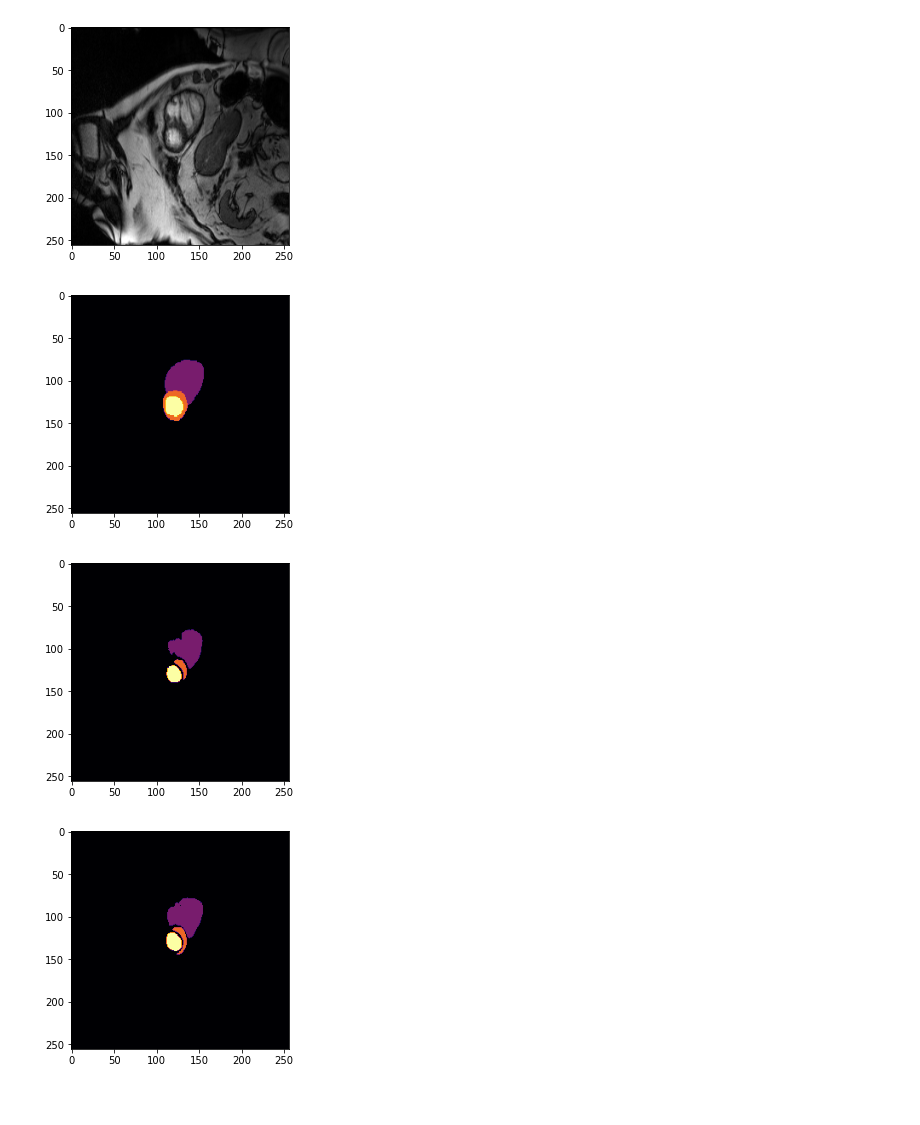
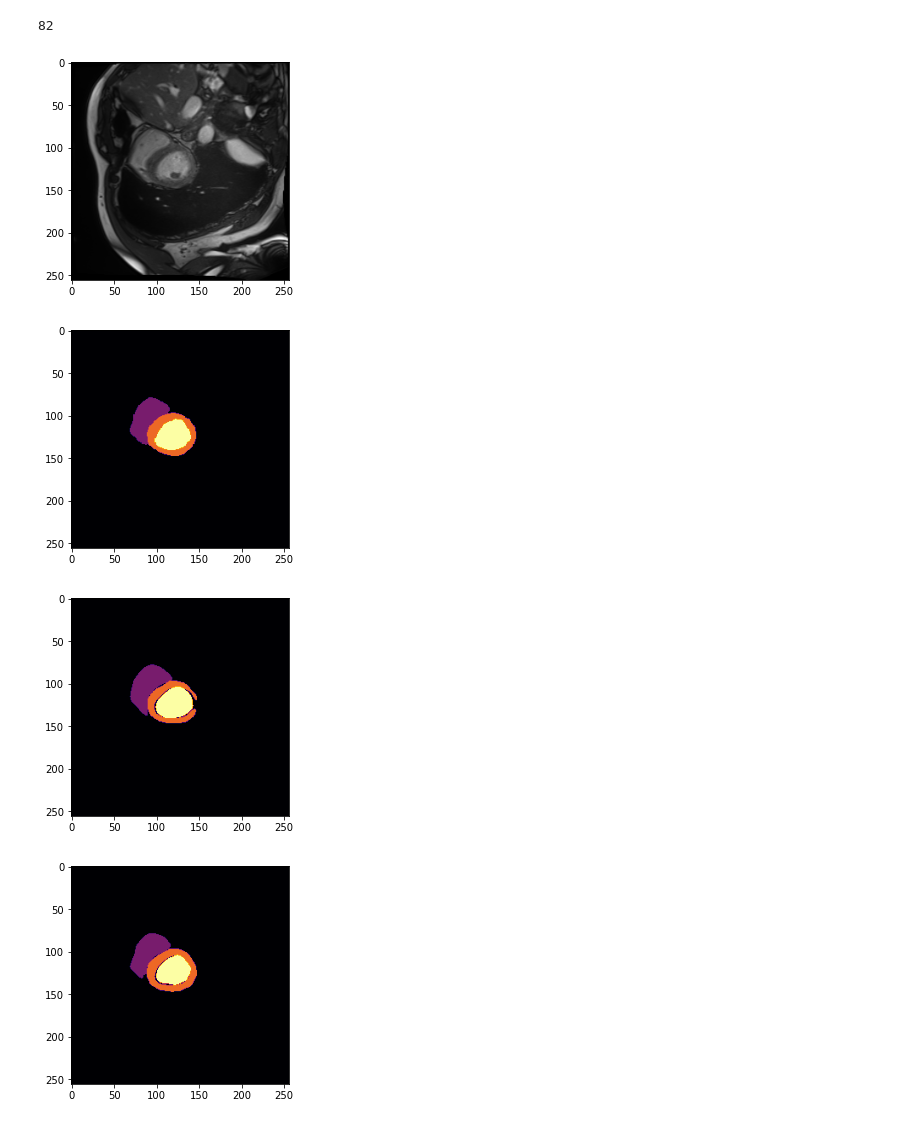
Before and after one commit to nissmar/Learning-Active-Contour, a Jupyter notebook: evaluate.ipynb, the cells around one changed output. Drawn from its saved outputs; the diff is of its cells as text; code cells hidden in the pictures.

```diff
--- a/evaluate.ipynb
+++ b/evaluate.ipynb
@@ -36,40 +36,44 @@ def combine_model(index, model_parse, sigmoid=False):
 
 def full_pipe(index, save=False):
 
     source = D_test1[index][0][0]
     plt.imshow(source, cmap='gray')
     if save:
         plt.imsave('figs/source_{}.png'.format(index), source, cmap='gray')
     plt.show()
 
     gt = combine_gt(index)
     plt.imshow(gt, cmap='inferno')
     if save:
         plt.imsave('figs/gt_{}.png'.format(index), gt, cmap='inferno')
     plt.show()
 
-    model_im = combine_model(index, 'models/unet{}_L2.pt')
-    plt.imshow(model_im, cmap='inferno')
-    if save:
-        plt.imsave('figs/l2_{}.png'.format(index), model_im, cmap='inferno')
-    plt.show()
+    #model_im = combine_model(index, 'models/unet{}_L2.pt')
+    #plt.imshow(model_im, cmap='inferno')
+    #if save:
+    #    plt.imsave('figs/l2_{}.png'.format(index), model_im, cmap='inferno')
+    #plt.show()
 
     model_im_ac = combine_model(index, 'models/unet{}_AC.pt')
     plt.imshow(model_im_ac, cmap='inferno')
     if save:
         plt.imsave('figs/ac_{}.png'.format(index), model_im_ac, cmap='inferno')
     plt.show()
 
     model_im_ce = combine_model(index, 'models/unet{}_CE.pt', True)
     plt.imshow(model_im_ce, cmap='inferno')
     if save:
         plt.imsave('figs/ce_{}.png'.format(index), model_im_ce, cmap='inferno')
     plt.show()
 
 
-full_pipe(70, True)
+ind = np.random.randint(0, 209)
+print(ind)
+full_pipe(ind, False)
+#full_pipe(194, True)
 # %% [output]
+82
-[figure, old version]
+[figure, new version]
-[figure, old version]
+[figure, new version]
-[figure, old version]
+[figure, new version]
-[figure, old version]
+[figure, new version]
```
Also changed, not shown: parts of 2 cells of this notebook, 22 other files.
